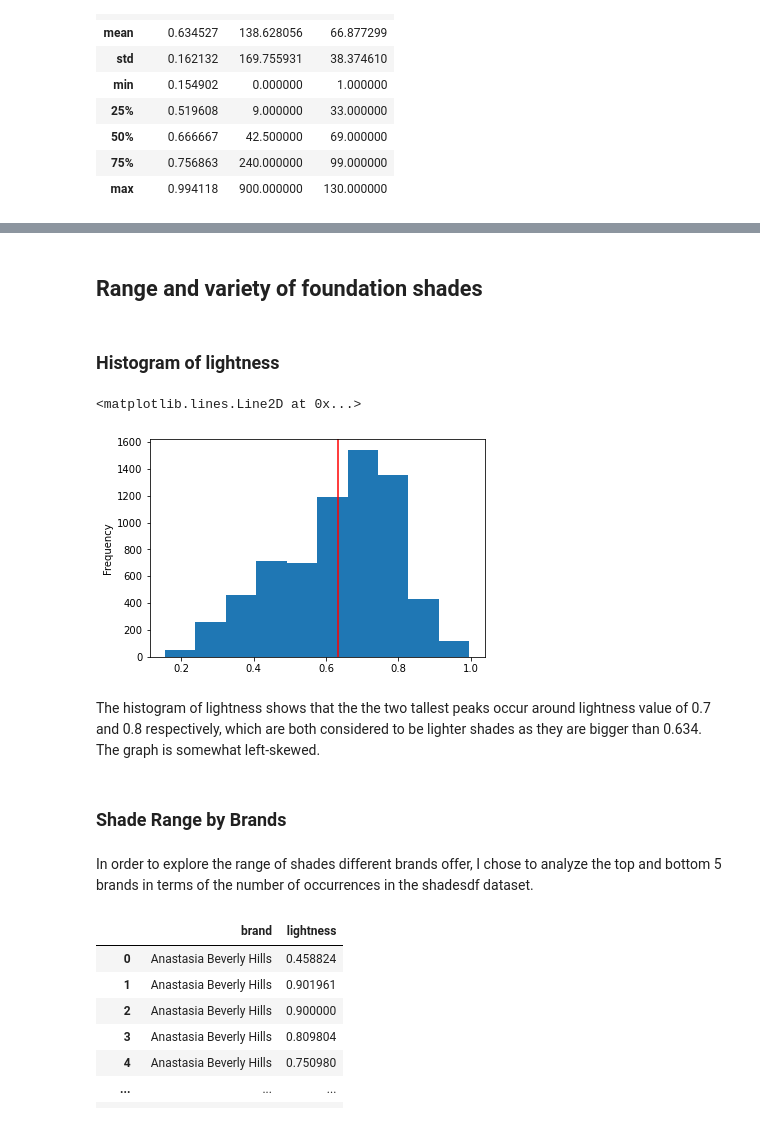
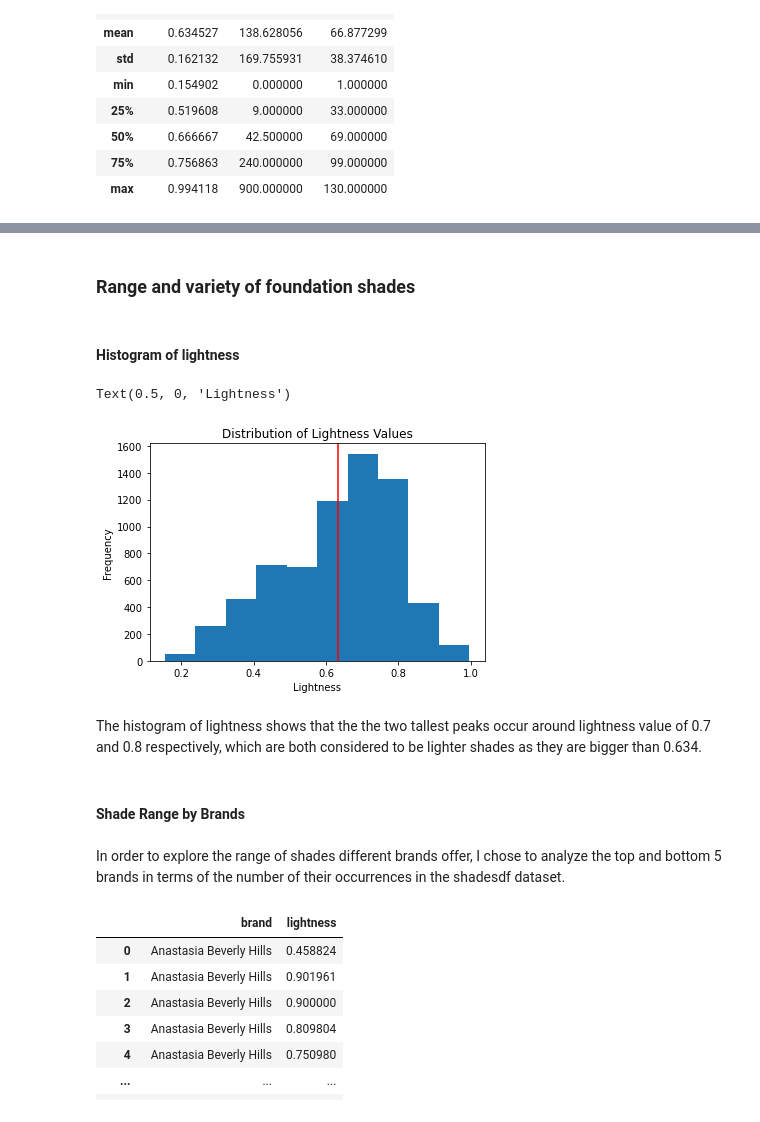
Before and after one commit to samanthapark23/dh140project, a Jupyter notebook: Final Project.ipynb, the cells around one changed output, grey strips where cells are left out. Saved outputs shown, nothing was run; the diff lists cells and outputs as text; code cells hidden in the pictures.

```diff
--- a/Final Project.ipynb
+++ b/Final Project.ipynb
@@ -212,19 +197,22 @@ shadesdf[shadesdf.lightness < 0.634] #shades with lightness that are below 0.634
 # %% [markdown]
-## Range and variety of foundation shades
+### Range and variety of foundation shades
 # %% [markdown]
-### Histogram of lightness
+#### Histogram of lightness
 # %%
 shadesdf['lightness'].plot(kind='hist')
 plt.axvline(x=0.634, color = 'r')
+plt.title('Distribution of Lightness Values')
+plt.ylabel('Frequency')
+plt.xlabel('Lightness')
 # %% [output]
-<matplotlib.lines.Line2D at 0x...>
+Text(0.5, 0, 'Lightness')
-[figure, old version]
+[figure, new version]
 # %% [markdown]
-The histogram of lightness shows that the the two tallest peaks occur around lightness value of 0.7 and 0.8 respectively, which are both considered to be lighter shades as they are bigger than 0.634. The graph is somewhat left-skewed.
+The histogram of lightness shows that the the two tallest peaks occur around lightness value of 0.7 and 0.8 respectively, which are both considered to be lighter shades as they are bigger than 0.634.
 # %% [markdown]
-### Shade Range by Brands
+#### Shade Range by Brands
 # %% [markdown]
-In order to explore the range of shades different brands offer, I chose to analyze the top and bottom 5 brands in terms of the number of occurrences in the shadesdf dataset.
+In order to explore the range of shades different brands offer, I chose to analyze the top and bottom 5 brands in terms of the number of their occurrences in the shadesdf dataset.
 # %%
 shadesdf[['brand','lightness']]
 # %% [output]
```
Also changed, not shown: parts of 81 cells of this notebook.
